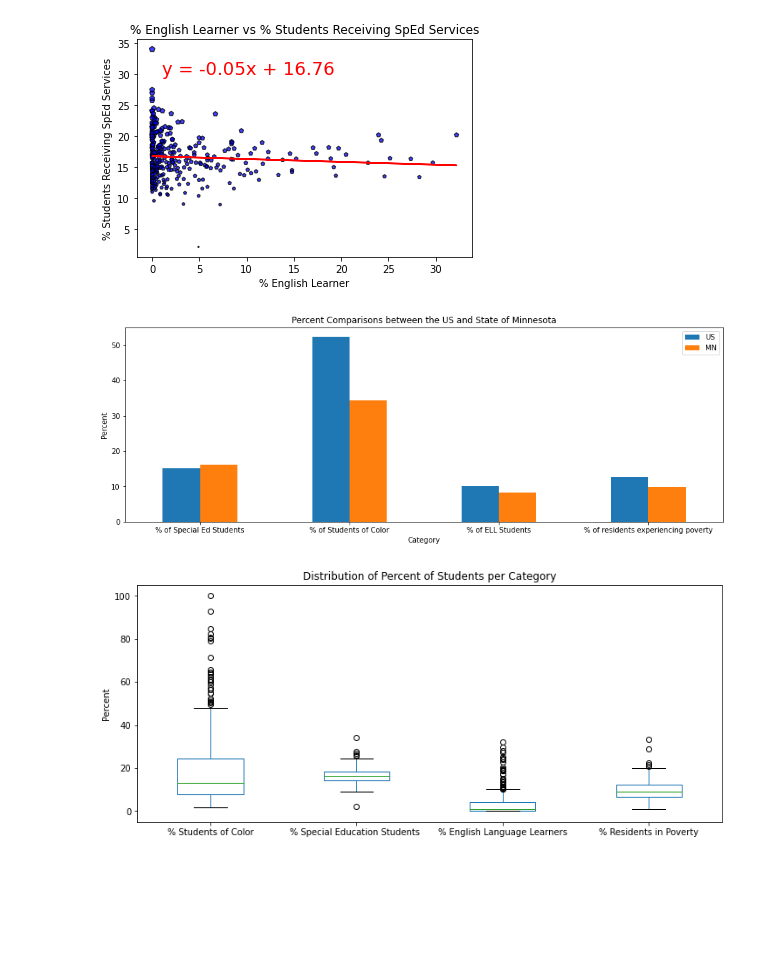
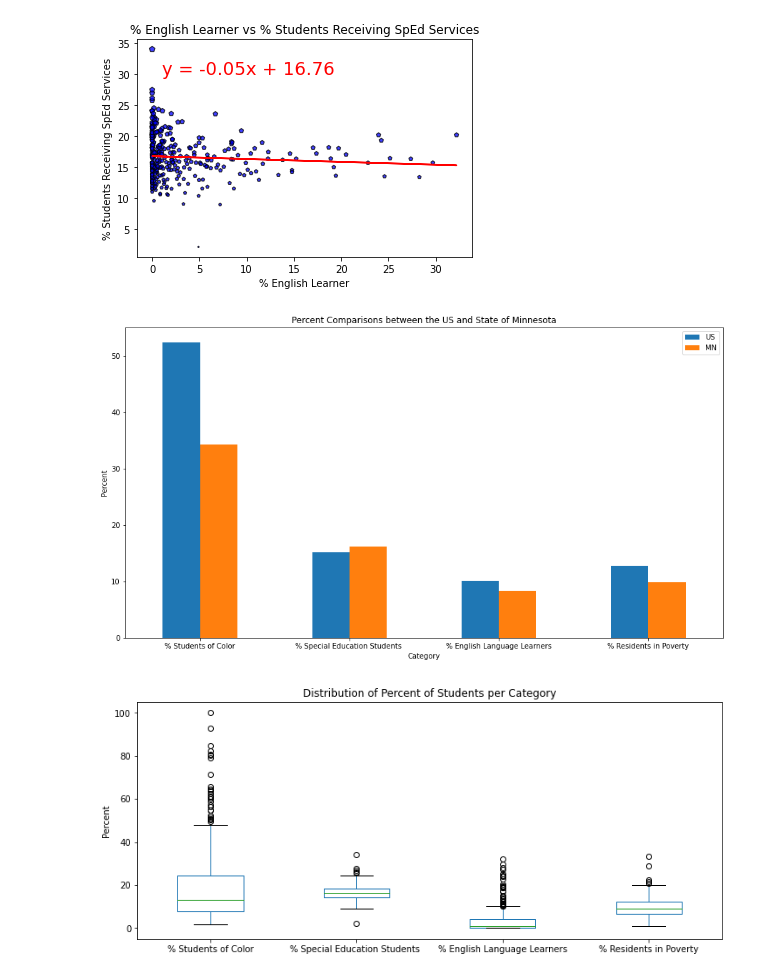
Before and after one commit to rabscuttle/group-project-1, a Jupyter notebook: final.ipynb, the cells around one changed output. Saved outputs shown, nothing was run; the diff lists cells and outputs as text; code cells hidden in the pictures; blank space fills up the shorter version.

Commit message:
bar chart error

```diff
--- a/final.ipynb
+++ b/final.ipynb
@@ -107,15 +107,15 @@ The r-squared is: 0.00538
 The correlation is: -0.07
 [figure]
 # %%
-# Create the bar charty of US and MN data
-Info_df.plot(kind="bar", figsize=(15,5))
+# Create the bar chart of US and MN data
+Info_df.plot(kind="bar", figsize=(15,8))
 plt.title("Percent Comparisons between the US and State of Minnesota")
-# plt.xticks([0,1,2,3],["% Students of Color", "% Special Education Students ", "% English Language Learners", "% Residents in Poverty"], rotation="horizontal")
+plt.xticks([0,1,2,3],["% Students of Color", "% Special Education Students ", "% English Language Learners", "% Residents in Poverty"], rotation="horizontal")
 plt.xticks(rotation="horizontal")
 plt.ylabel('Percent')
 plt.show()
 # %% [output]
-[figure, old version]
+[figure, new version]
 # %%
 # Creat the boxplot
 merged_census_MDE_df.boxplot(column = ["Percent of Students of Color or American Indian","Percent of Students Receiving Special Education Services","Percent English Learner","Percent in Poverty"], figsize=(12,5), grid=False)
```
Also changed, not shown: parts of 1 cell of this notebook, 1 other file.
